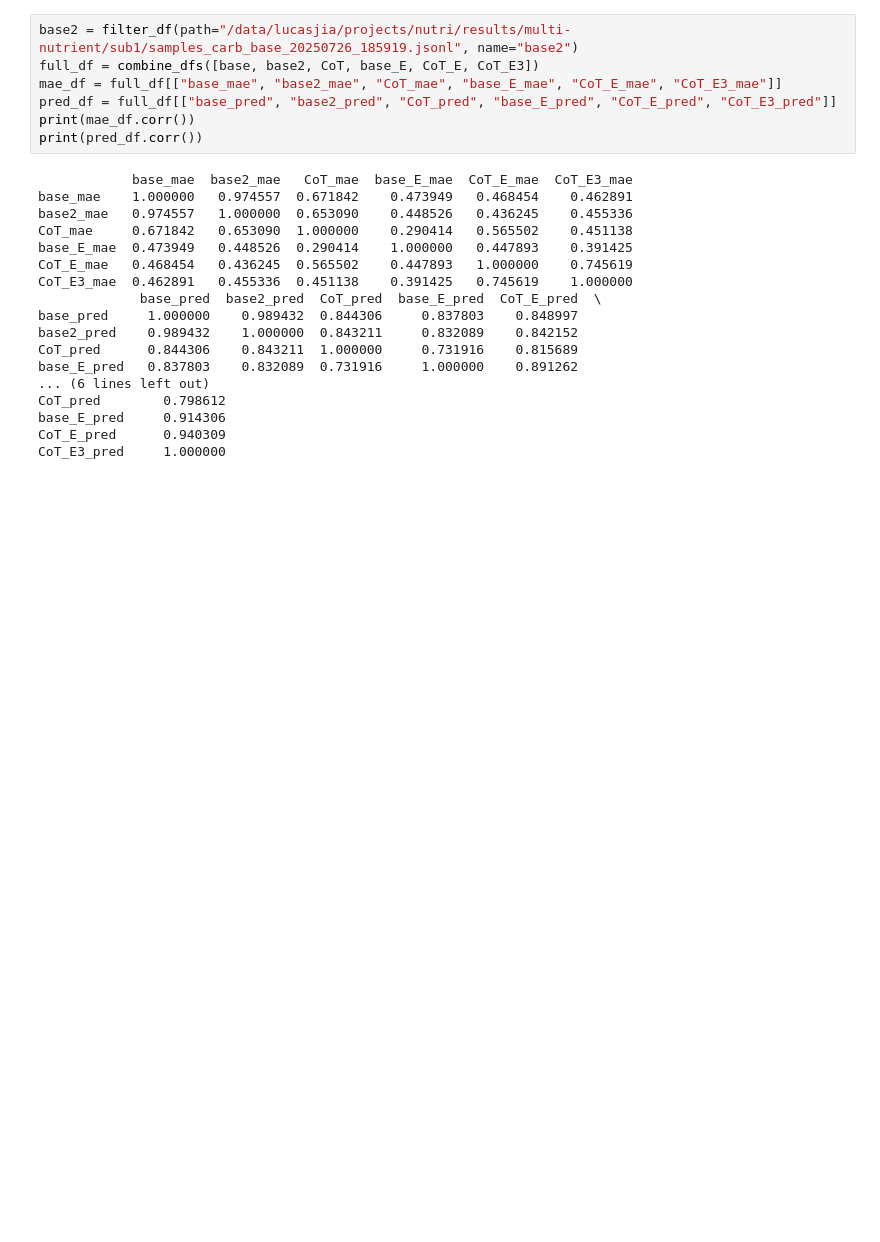
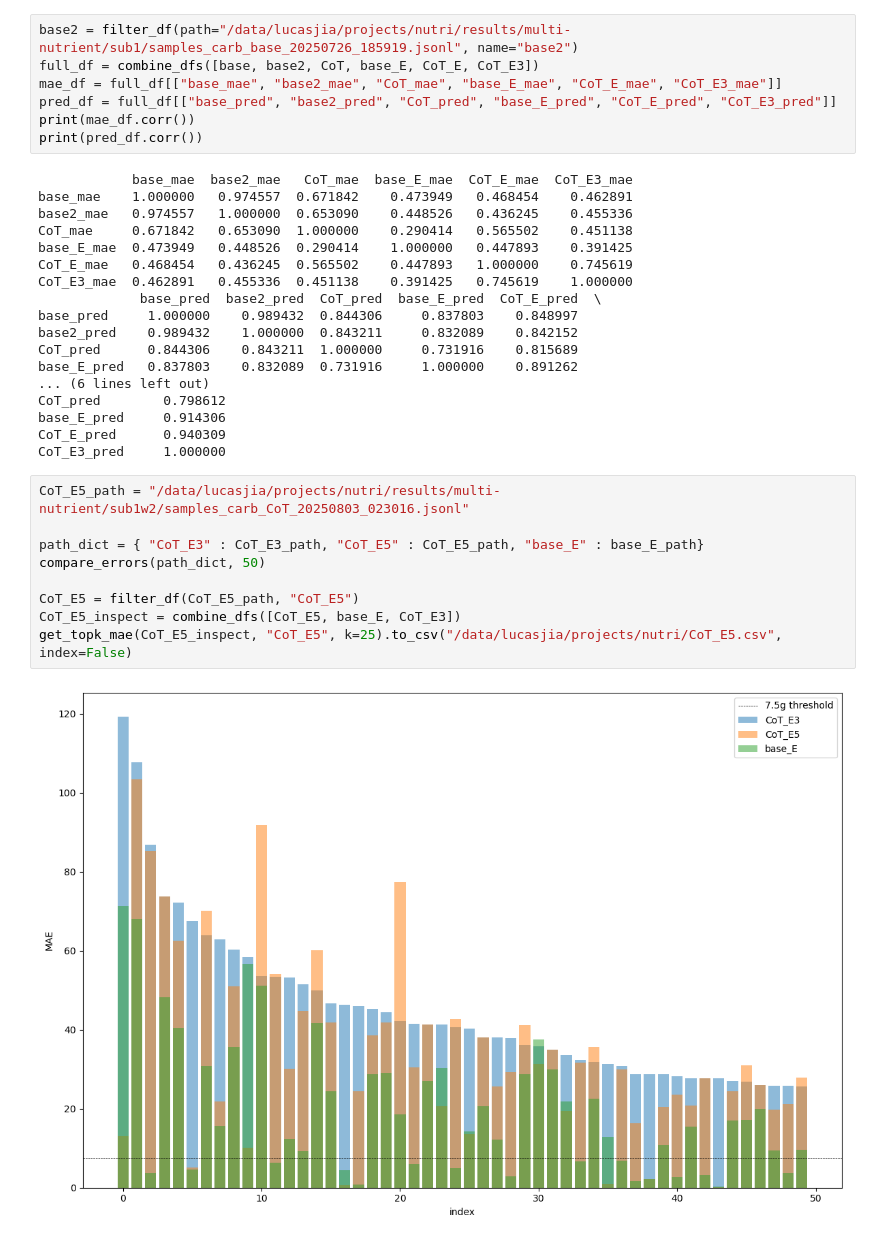
Before and after one commit to lucasjia05/nutri, a Jupyter notebook: src/notebooks/context.ipynb, the cells around one changed output. Cells and saved outputs as stored; diff of their text form; blank space fills up the shorter version.

Commit message:
more context trials, figured out CoT prompting

```diff
--- a/src/notebooks/context.ipynb
+++ b/src/notebooks/context.ipynb
@@ -93,3 +93,14 @@ CoT_pred        0.798612
 base_E_pred     0.914306
 CoT_E_pred      0.940309
 CoT_E3_pred     1.000000
+# %%
+CoT_E5_path = "/data/lucasjia/projects/nutri/results/multi-nutrient/sub1w2/samples_carb_CoT_20250803_023016.jsonl"
+
+path_dict = { "CoT_E3" : CoT_E3_path, "CoT_E5" : CoT_E5_path, "base_E" : base_E_path}
+compare_errors(path_dict, 50)
+
+CoT_E5 = filter_df(CoT_E5_path, "CoT_E5")
+CoT_E5_inspect = combine_dfs([CoT_E5, base_E, CoT_E3])
+get_topk_mae(CoT_E5_inspect, "CoT_E5", k=25).to_csv("/data/lucasjia/projects/nutri/CoT_E5.csv", index=False)
+# %% [output]
+[figure, added]
```
Also changed, not shown: parts of 1 cell of this notebook, 23 other files.
